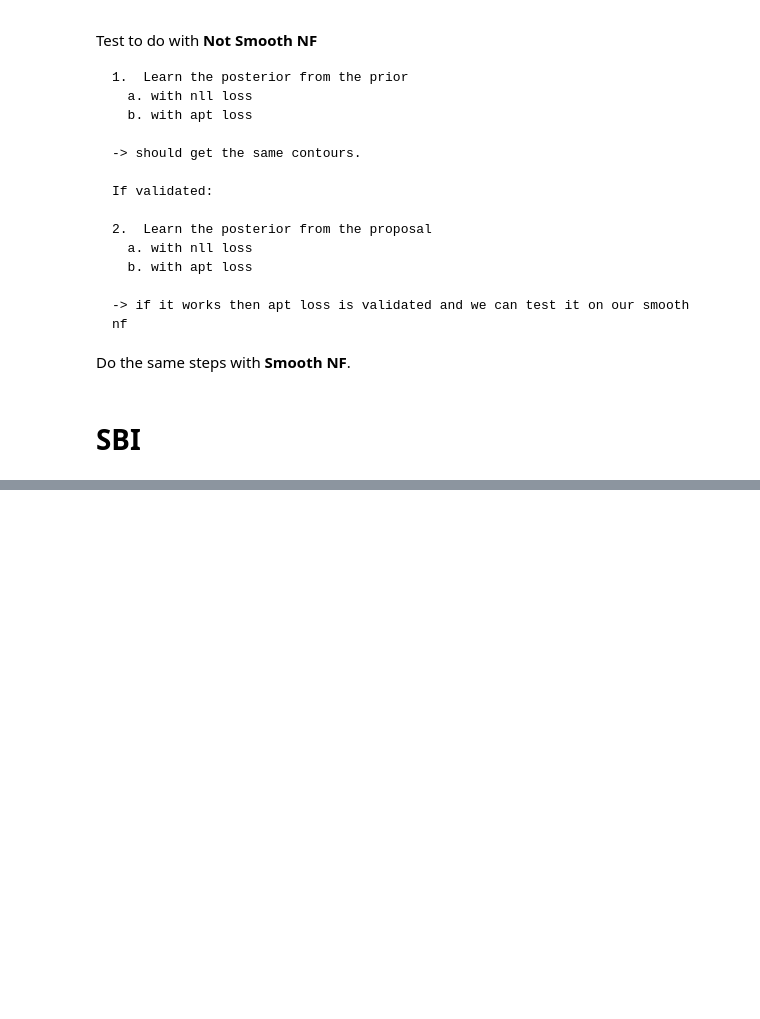
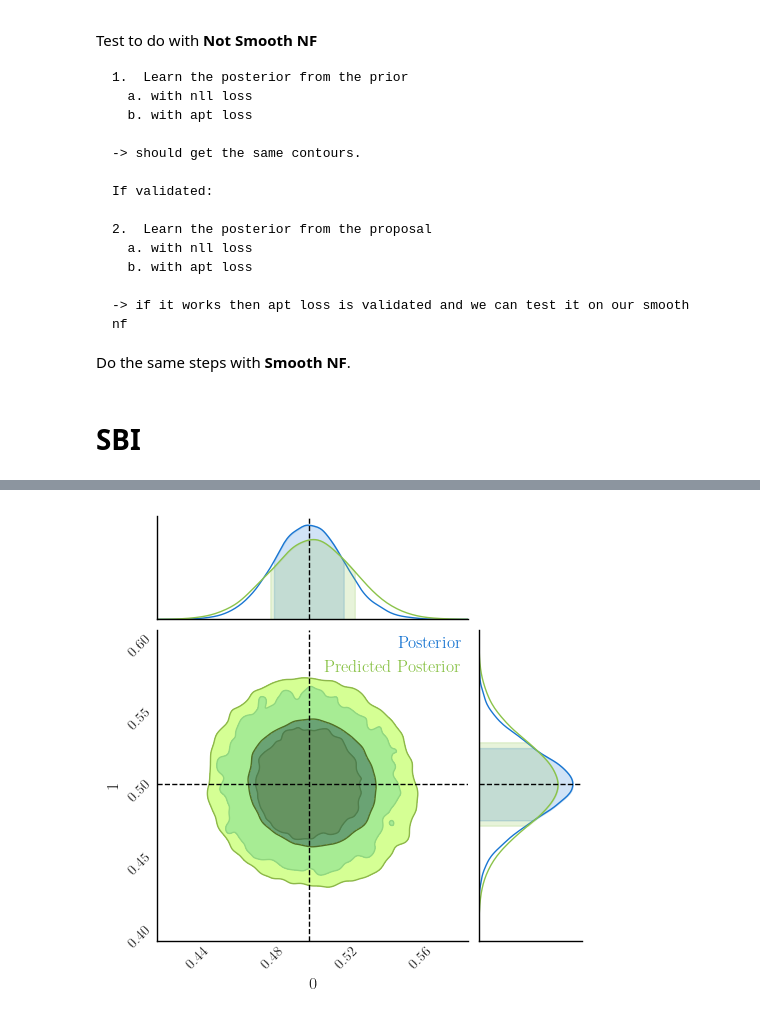
Before and after one commit to Justinezgh/SBI-Diff-Simulator, a Jupyter notebook: notebooks/dev/toy_model_to_test_apt.ipynb, the cells around one changed output, grey strips where cells are left out. Saved outputs shown, nothing was run; the diff lists cells and outputs as text; code cells hidden in the pictures; blank space fills up the shorter version.

```diff
--- a/notebooks/dev/toy_model_to_test_apt.ipynb
+++ b/notebooks/dev/toy_model_to_test_apt.ipynb
@@ -140,22 +146,2 @@ loss_apt = False
 # %% [markdown]
 # SBI
-# %%
-# create dataset
-
-from sbids.tasks.utils import get_samples_and_scores
-
-
-if proposal:
-  model = gaussian_model_proposal
-else:
-  model = gaussian_model
-
-nb_simu_max = 10000
-(_, samples), scores = get_samples_and_scores(
-    model,
-    jax.random.PRNGKey(1),
-    batch_size=nb_simu_max
-)
-
-mu = samples['theta']
-batch = samples['y']
@@ -162,7 +174,7 @@ batch = samples['y']
 # %%
 # nf model
 
-if smooth:
+if SMOOTH:
   bijector = partial(
     AffineSigmoidCoupling,
     layers = [256, 256, 256],
@@ -184,5 +196,5 @@ NF = partial(
 )
 
 model_nf = hk.without_apply_rng(hk.transform(
-    lambda p, x : NF(2)(x).log_prob(p))
+    lambda x, y : NF(2)(y).log_prob(x))
 )
@@ -272,9 +238,9 @@ else:
 # update function
 
 @jax.jit
-def update(params, opt_state, weight, mu, batch,score):
+def update(params, opt_state, batch):
     """Single SGD update step."""
-    loss, grads = jax.value_and_grad(loss_fn)(params, mu, batch,score, weight)
+    loss, grads = jax.value_and_grad(loss_fn)(params, batch)
     updates, new_opt_state = optimizer.update(grads, opt_state, params)
     new_params = optax.apply_updates(params, updates)
 
@@ -333,0 +294,19 @@ fig = c.plotter.plot(figsize="column", truth = list(theta_fid))
+# %%
+sample_model = hk.transform(
+      lambda x :  NF(2)(x).sample(100000, seed=hk.next_rng_key())
+)
+
+predicted_sample = sample_model.apply(
+    params_nd,
+    rng = next(rng_seq),
+    x = x0 * jnp.ones([100000, 2])
+)
+# %%
+from chainconsumer import ChainConsumer
+c = ChainConsumer()
+c.add_chain(samples_mcmc['theta'], name = 'Posterior')
+c.add_chain(predicted_sample, name = 'Predicted Posterior')
+
+fig = c.plotter.plot(figsize="column", truth = list(x0))
+# %% [output]
+[figure, added]
```
Also changed, not shown: parts of 20 cells of this notebook.
